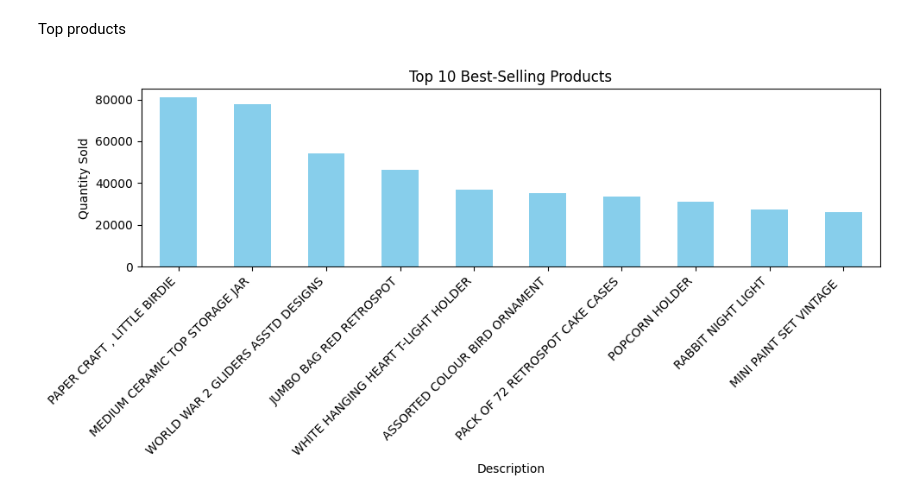
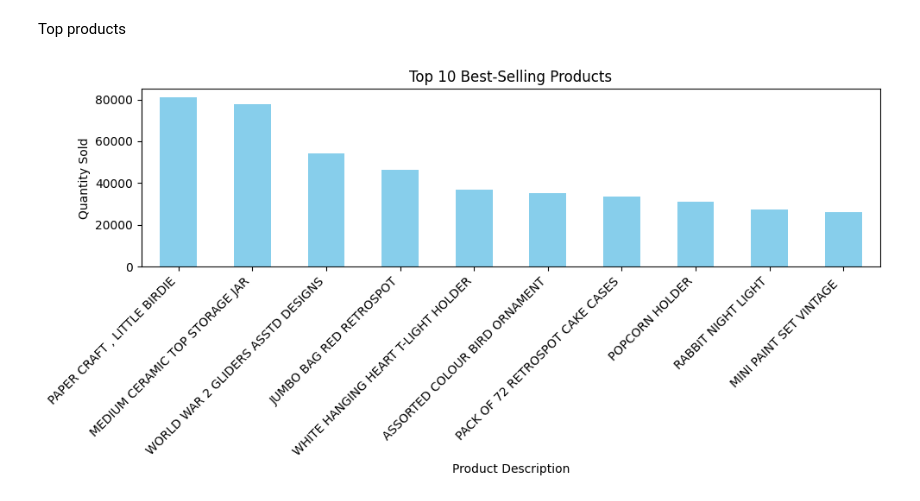
Before and after one commit to harshini-engg/ecommerce-sales-analysis, a Jupyter notebook: Ecommerce_Sales_Analysis.ipynb, the cells around one changed output. Drawn from its saved outputs; the diff is of its cells as text; code cells hidden in the pictures.

Commit message:
Top products

```diff
--- a/Ecommerce_Sales_Analysis.ipynb
+++ b/Ecommerce_Sales_Analysis.ipynb
@@ -83,9 +83,12 @@ top_products = df.groupby('Description')['Quantity'].sum().sort_values(ascending
 # %%
 top_products.plot(kind='bar', figsize=(10, 5), color='skyblue')
 plt.title('Top 10 Best-Selling Products')
+plt.xlabel('Product Description')
 plt.ylabel('Quantity Sold')
 plt.xticks(rotation=45, ha='right')
 plt.tight_layout()
+
+
 plt.show()
 # %% [output]
-[figure, old version]
+[figure, new version]
```
Also changed, not shown: parts of 1 cell of this notebook.
